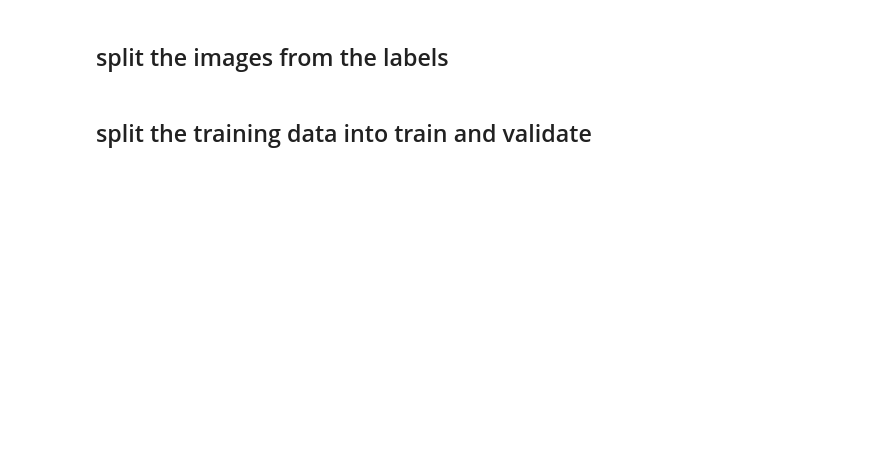
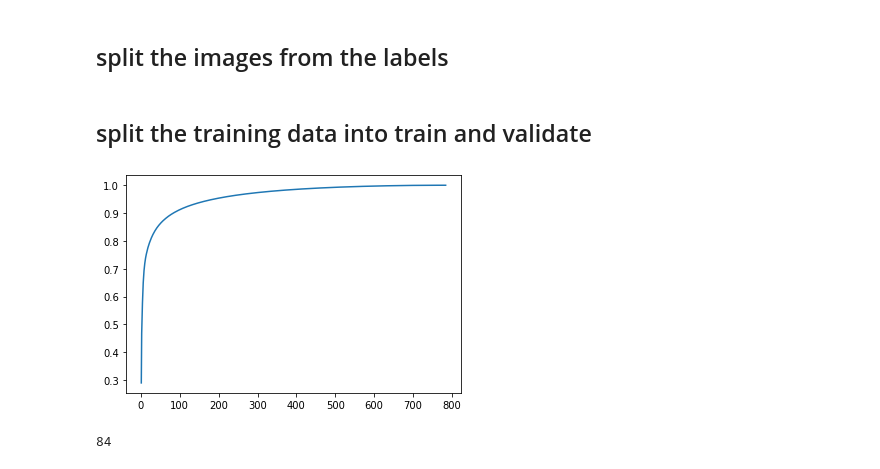
Before and after one commit to MtheEPIC/DataImaging, a Jupyter notebook: Fashion_mnist.ipynb, the cells around one changed output. Drawn from its saved outputs; the diff is of its cells as text; code cells hidden in the pictures; blank space fills up the shorter version.

Commit message:
reduced data using PCA and began on runing models with crossval

```diff
--- a/Fashion_mnist.ipynb
+++ b/Fashion_mnist.ipynb
@@ -36,2 +95,33 @@ y_test = test_data[:, 0]
 # %% [markdown]
 ## split the training data into train and validate
+# %%
+train_data = np.array(train_df, dtype='float32')
+test_data = np.array(test_df, dtype='float32')
+
+X_train = train_data[:, 1:] / 1
+y_train = train_data[:, 0]
+
+X_test = test_data[:, 1:] / 1#/128#/255
+y_test = test_data[:, 0]
+# %%
+pca = PCA()
+pca.fit(X_train)
+cumsum = np.cumsum(pca.explained_variance_ratio_)
+x = np.arange(1, len(cumsum)+1)
+plt.plot(x, cumsum)
+plt.show()
+# %% [output]
+[figure, added]
+# %%
+pca = PCA(n_components=0.90)
+X_train_pca = pca.fit_transform(X_train)
+
+# print(pca.explained_variance_ratio_)
+# print(pca.singular_values_)
+
+d = len(pca.singular_values_)
+pca2 = PCA(n_components=d)
+X_test_pca = pca2.fit_transform(X_test)
+d
+# %% [output]
+84
```
Also changed, not shown: parts of 25 cells of this notebook.
